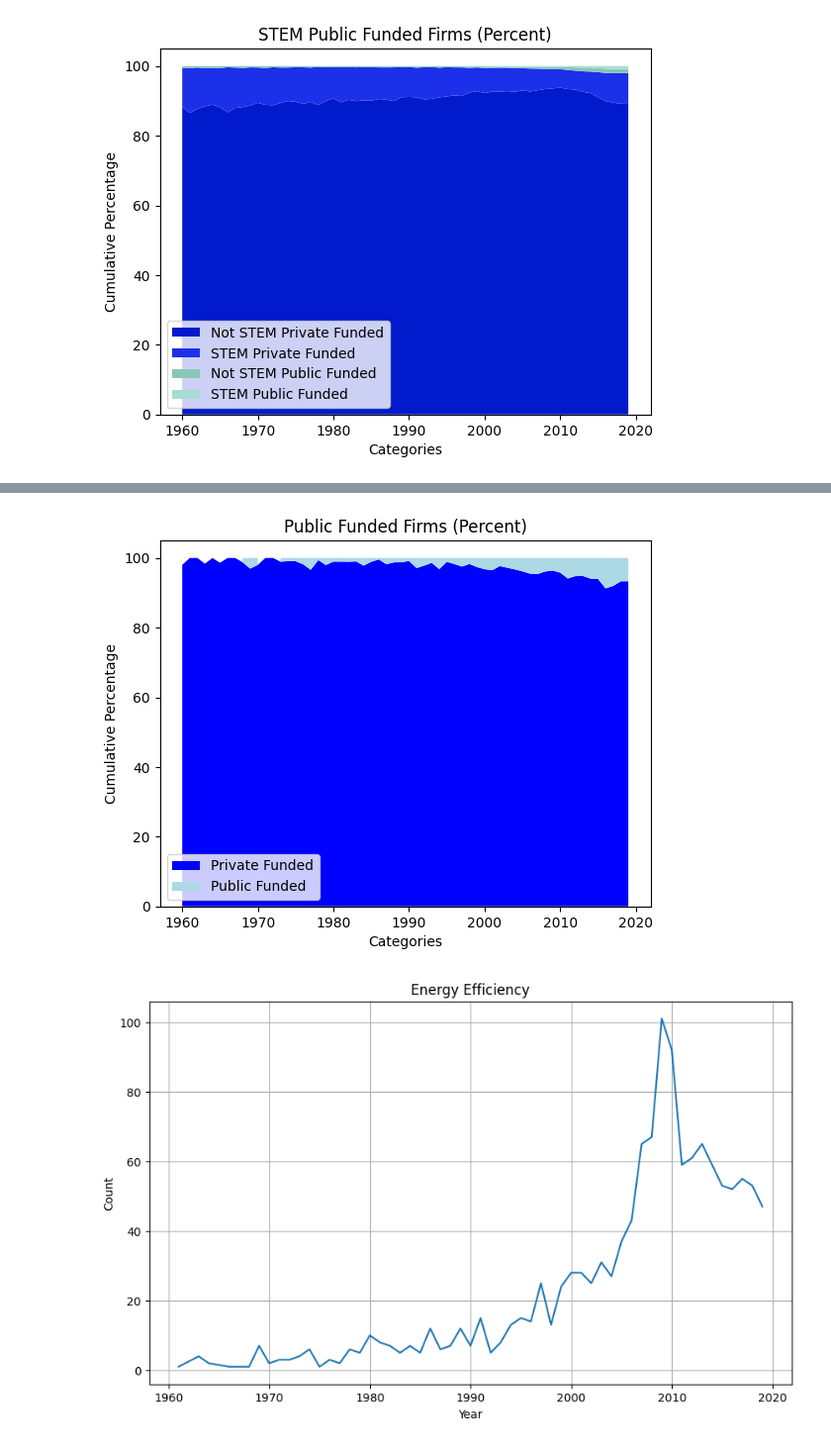
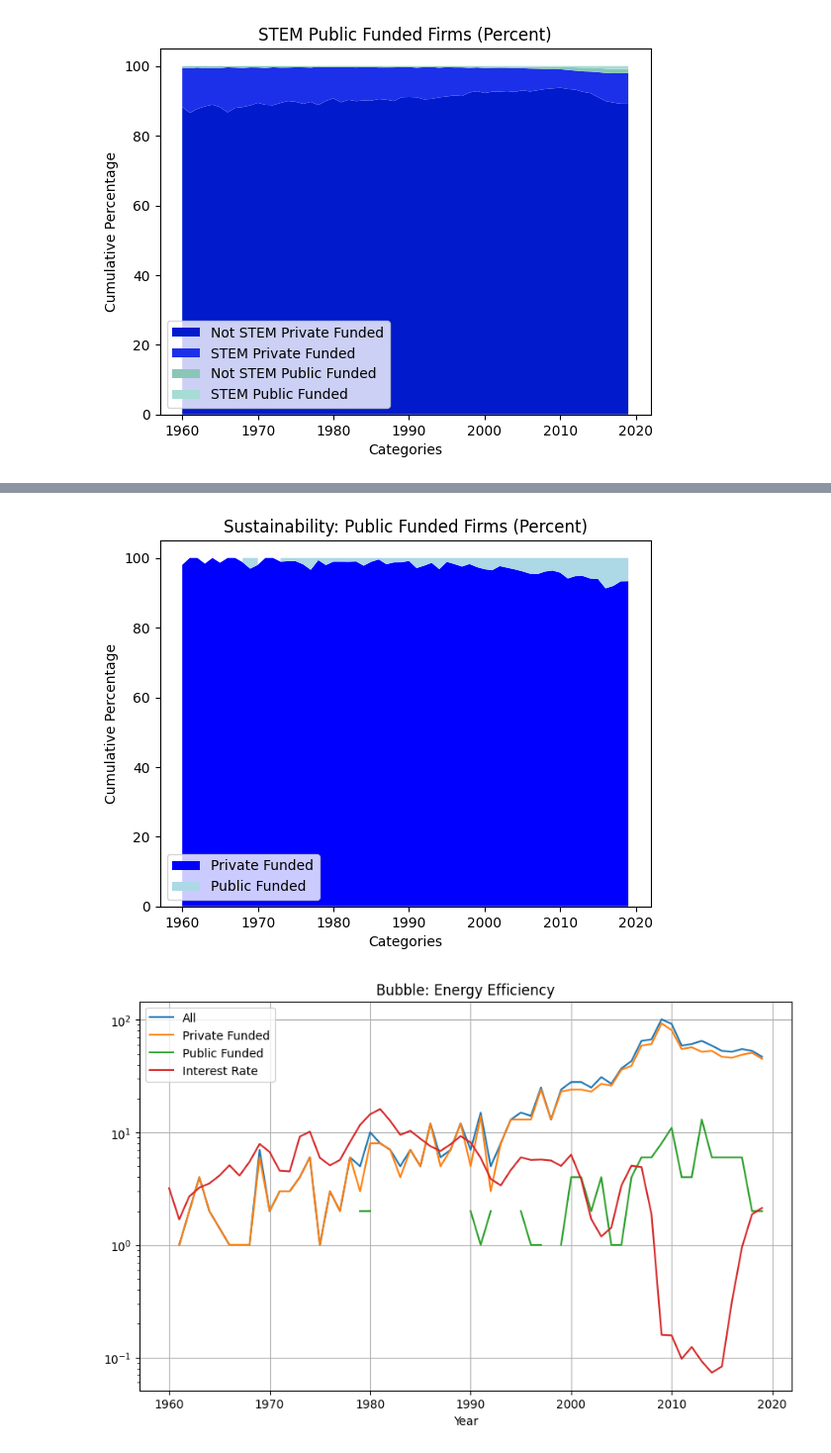
Before and after one commit to celinekoe/industrial_organisation, a Jupyter notebook: src/report.ipynb, the cells around one changed output, grey strips where cells are left out. Shown at 99% size. Cells and saved outputs as stored; diff of their text form; code cells hidden in the pictures.

```diff
--- a/src/report.ipynb
+++ b/src/report.ipynb
@@ -178,3 +190,3 @@ visualise_industry_group(firms, 'Biotechnology', industry_year_count_map, bubble
 # %%
-visualise_industry_group(firms, 'Sustainability', industry_year_count_map, bubble_industries)
+visualise_industry_group(firms, 'Sustainability', fed_rate)
 # %% [output]
@@ -183,2 +195,2 @@ visualise_industry_group(firms, 'Sustainability', industry_year_count_map, bubbl
-[figure, old version]
+[figure, new version]
-[figure, old version]
+[figure, new version]
```
Also changed, not shown: parts of 13 cells of this notebook, 2 other files.
